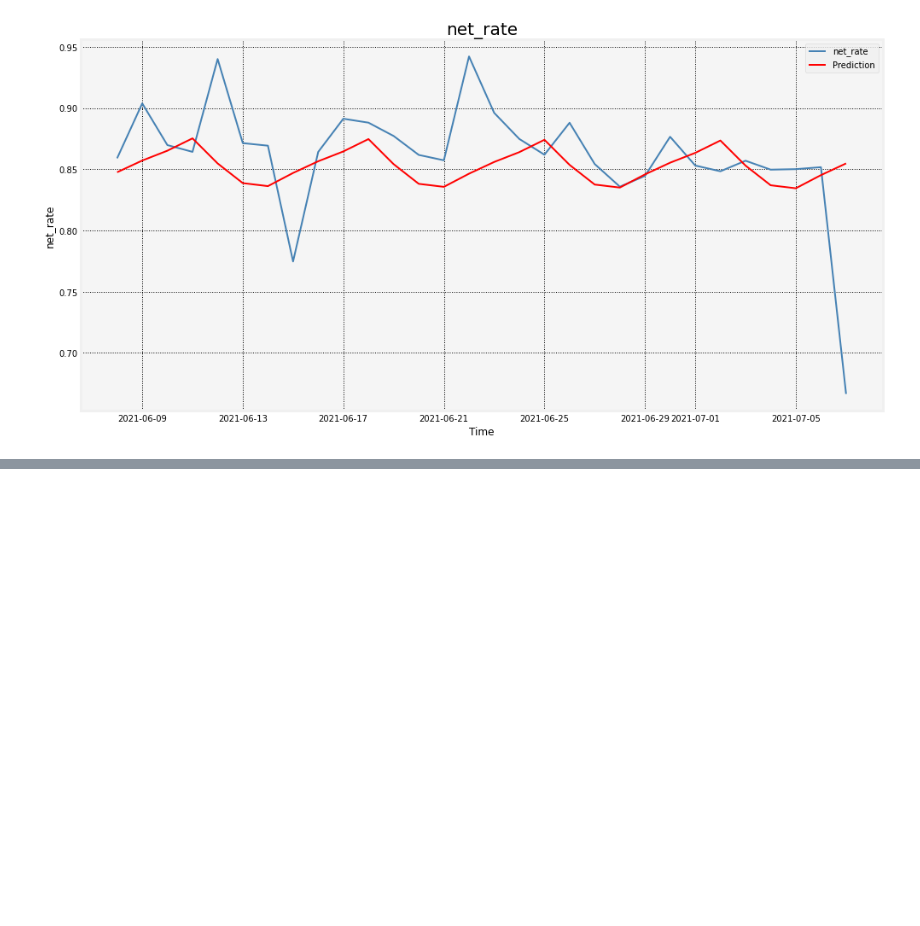
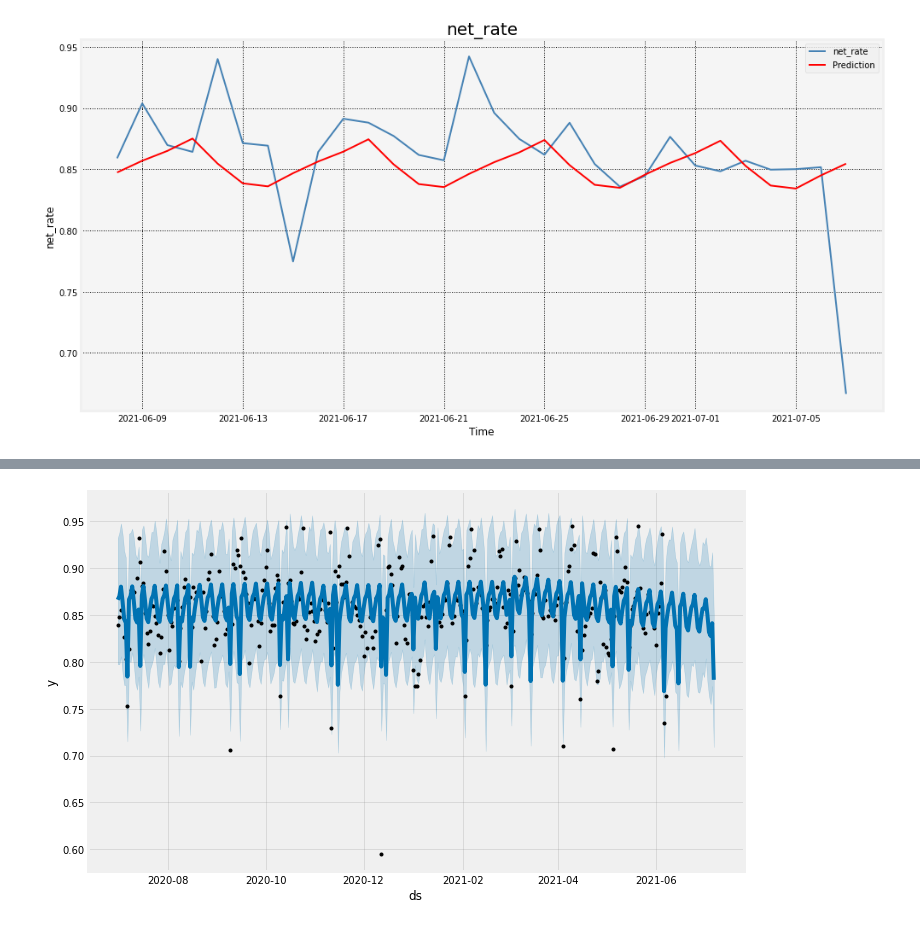
Before and after one commit to basshopee/net_rate, a Jupyter notebook: net_rate_regression.ipynb, the cells around one changed output, grey strips where cells are left out. Cells and saved outputs as stored; diff of their text form; code cells hidden in the pictures; blank space fills up the shorter version.

```diff
--- a/net_rate_regression.ipynb
+++ b/net_rate_regression.ipynb
@@ -214,0 +286,2 @@ eng.tail()
+# %%
+multi_model.fit(multi_train)
@@ -214,0 +292,3 @@ eng.tail()
+# %%
+multi_future = multi_model.make_future_dataframe(periods=len(multi_val))
+multi_future.tail()
@@ -214,0 +302,6 @@ eng.tail()
+# %%
+# must know future value
+multi_future['dday'] = multi_eng['dday']
+multi_future['month'] = multi_eng['month']
+multi_future['season'] = multi_eng['season']
+multi_future.tail()
@@ -214,0 +315,3 @@ eng.tail()
+# %%
+multi_forecast = multi_model.predict(multi_future)
+multi_forecast[['ds','yhat','yhat_lower','yhat_upper']].tail()
@@ -214,0 +325,4 @@ eng.tail()
+# %%
+multi_fig = multi_model.plot(multi_forecast)
+# %% [output]
+[figure, added]
```
Also changed, not shown: parts of 24 cells of this notebook.
